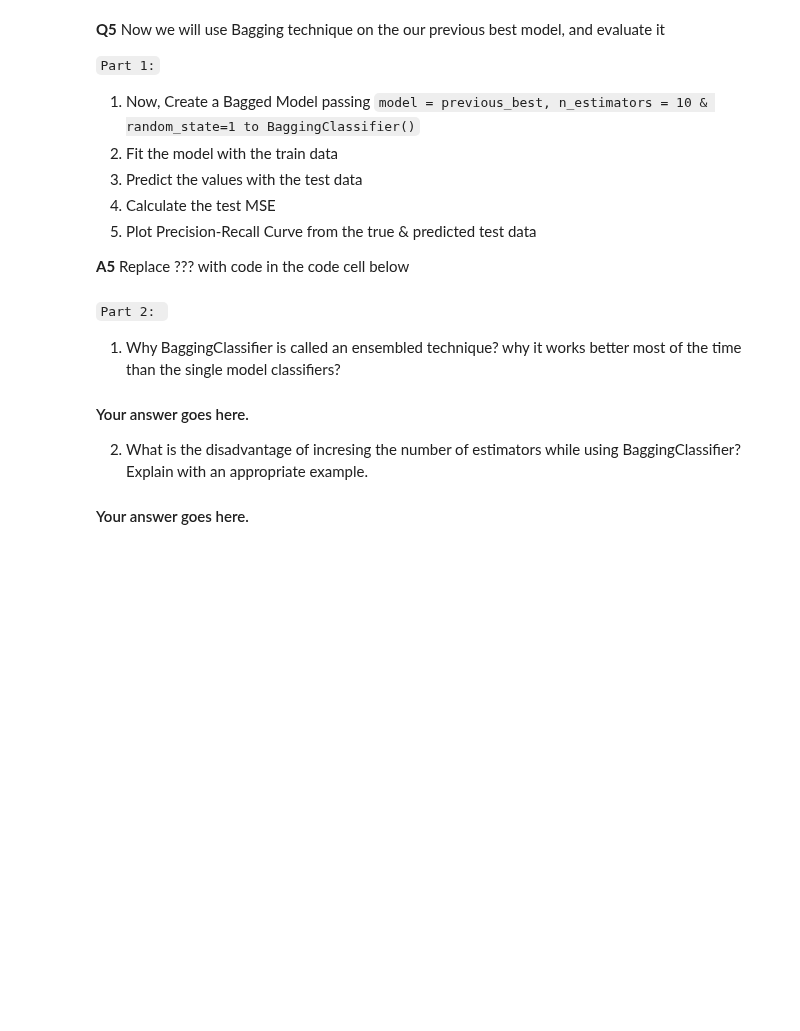
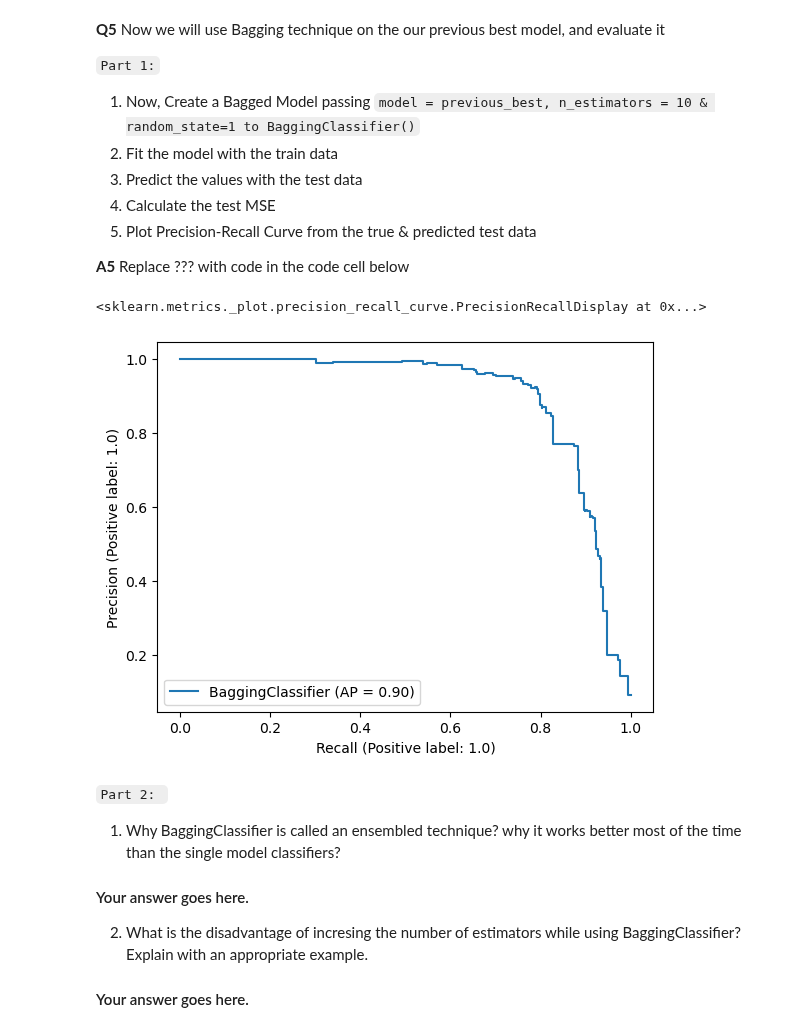
Before and after one commit to P-wig/ML-HW, a Jupyter notebook: HW5/HW5.ipynb, the cells around one changed output. Saved outputs shown, nothing was run; the diff lists cells and outputs as text; code cells hidden in the pictures; blank space fills up the shorter version.

````diff
--- a/HW5/HW5.ipynb
+++ b/HW5/HW5.ipynb
@@ -223,15 +220,19 @@ from sklearn.ensemble import BaggingClassifier
 # Calculate the mean squared error
 
 #load BaggingRegressor model and pass n_estimators=10, random_state=1
-bagged_clf = ?
-bagged_clf.?
-pred = ?
-?
+bagged_clf = BaggingClassifier( base_estimator=clf_3, n_estimators=10, random_state=1 )
+bagged_clf.fit( xtrain, ytrain )
+pred = bagged_clf.predict(xtest)
+
+# Calculate the test MSE
+test_mse = mean_squared_error( ytest, pred )
 # %%
 #pass necessary parameters to PrecisionRecallDisplay.from_estimator()
 
-PrecisionRecallDisplay.from_estimator(?)
-?
+PrecisionRecallDisplay.from_estimator(bagged_clf, xtest, ytest)
+# %% [output]
+<sklearn.metrics._plot.precision_recall_curve.PrecisionRecallDisplay at 0x...>
+[figure, added]
 # %% [markdown]
 ```Part 2: ```
 
````
Also changed, not shown: parts of 4 cells of this notebook.
